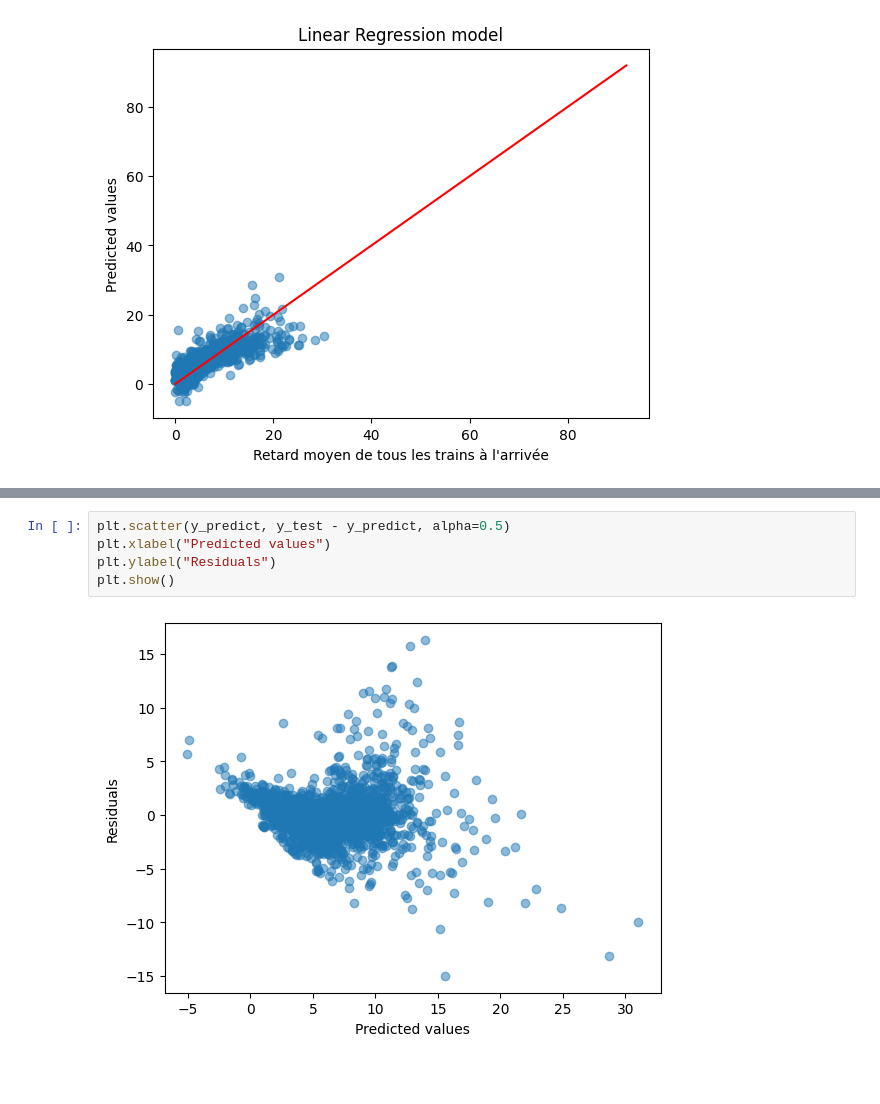
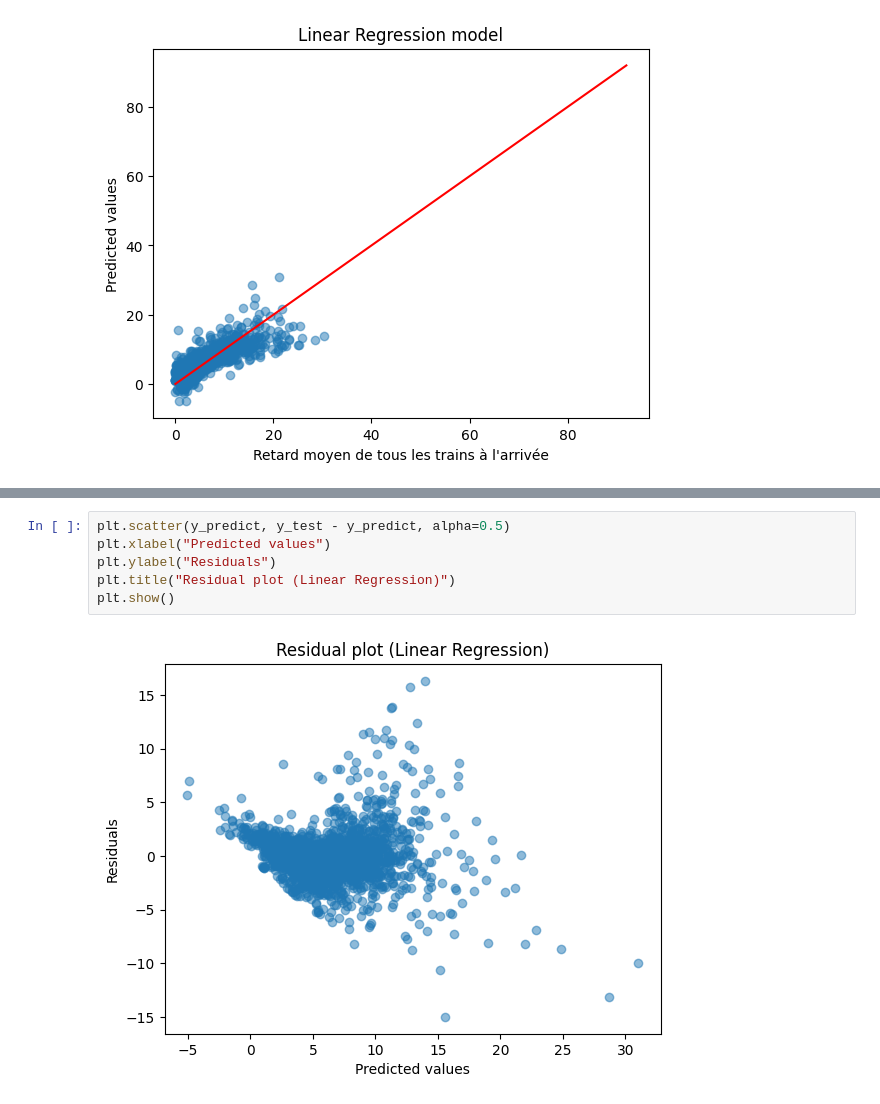
Before and after one commit to AlexandrG1209/tardis, a Jupyter notebook: tardis_model2.ipynb, the cells around one changed output, grey strips where cells are left out. Cells and saved outputs as stored; diff of their text form; blank space fills up the shorter version.

Commit message:
graphic interpretation

```diff
--- a/tardis_model2.ipynb
+++ b/tardis_model2.ipynb
@@ -80,7 +84,8 @@ plt.show()
 # %%
 plt.scatter(y_predict, y_test - y_predict, alpha=0.5)
 plt.xlabel("Predicted values")
 plt.ylabel("Residuals")
+plt.title("Residual plot (Linear Regression)")
 plt.show()
 # %% [output]
-[figure, old version]
+[figure, new version]
```
Also changed, not shown: parts of 2 cells of this notebook.
